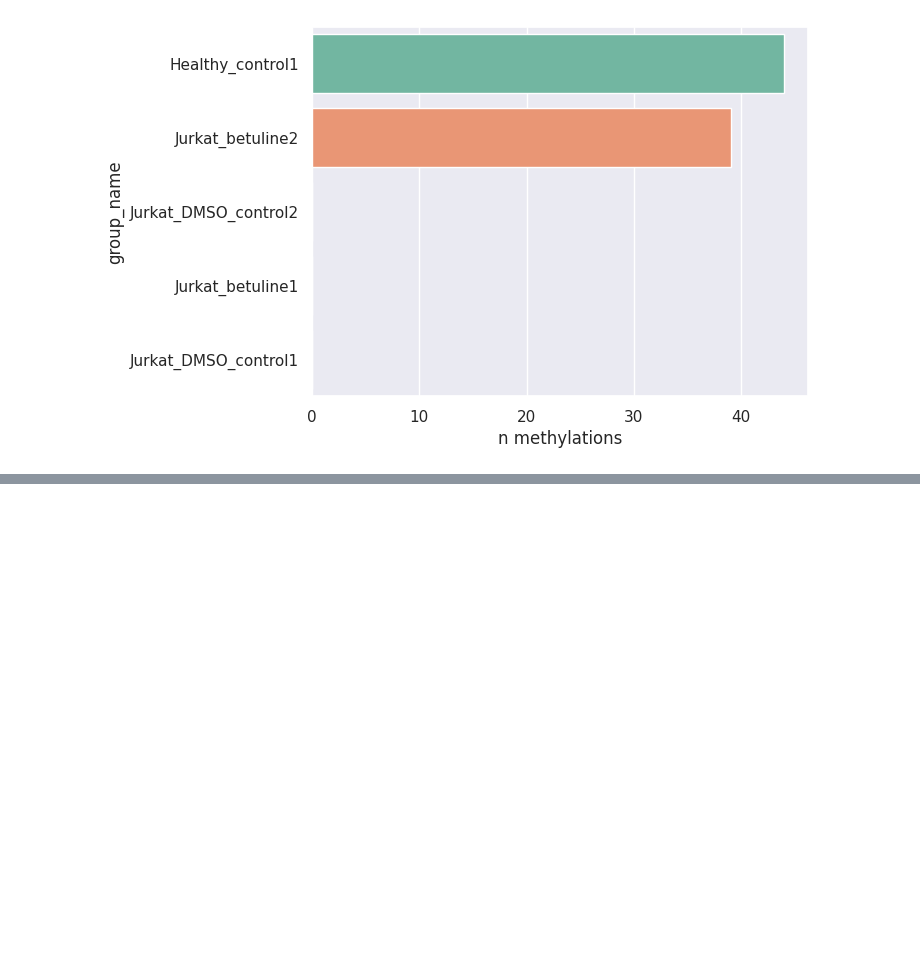
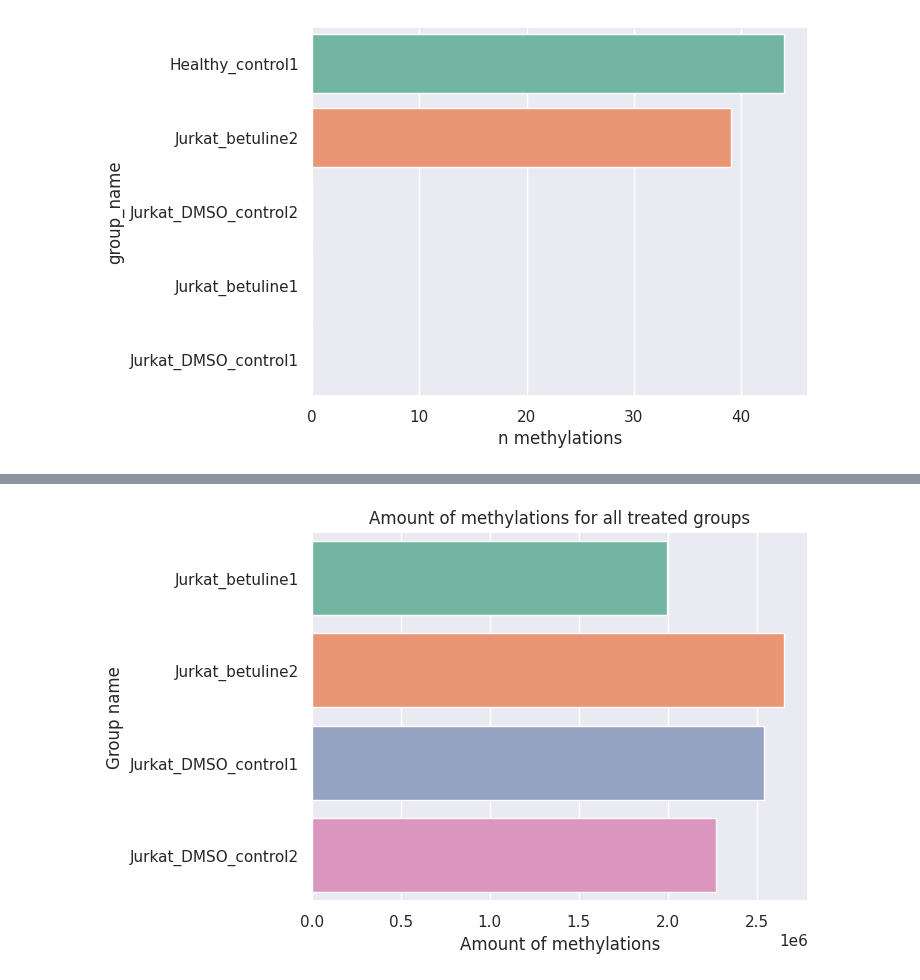
Before and after one commit to RamonReilman/app_methylation, a Jupyter notebook: logs/logbook.ipynb, the cells around one changed output, grey strips where cells are left out. Cells and saved outputs as stored; diff of their text form; code cells hidden in the pictures; blank space fills up the shorter version.

```diff
--- a/logs/logbook.ipynb
+++ b/logs/logbook.ipynb
@@ -179,0 +266,9 @@ plt.show()
+# %%
+sns.barplot(data = df_n_methylation.filter(pl.col("group_name") != "Healthy_control1"),
+            y = "group_name", x = "n methylations",
+            hue="group_name", palette="Set2",).set(
+                title="Amount of methylations for all treated groups",
+                xlabel="Amount of methylations", ylabel = "Group name")
+plt.show()
+# %% [output]
+[figure, added]
```
Also changed, not shown: parts of 38 cells of this notebook, 2 other files.
